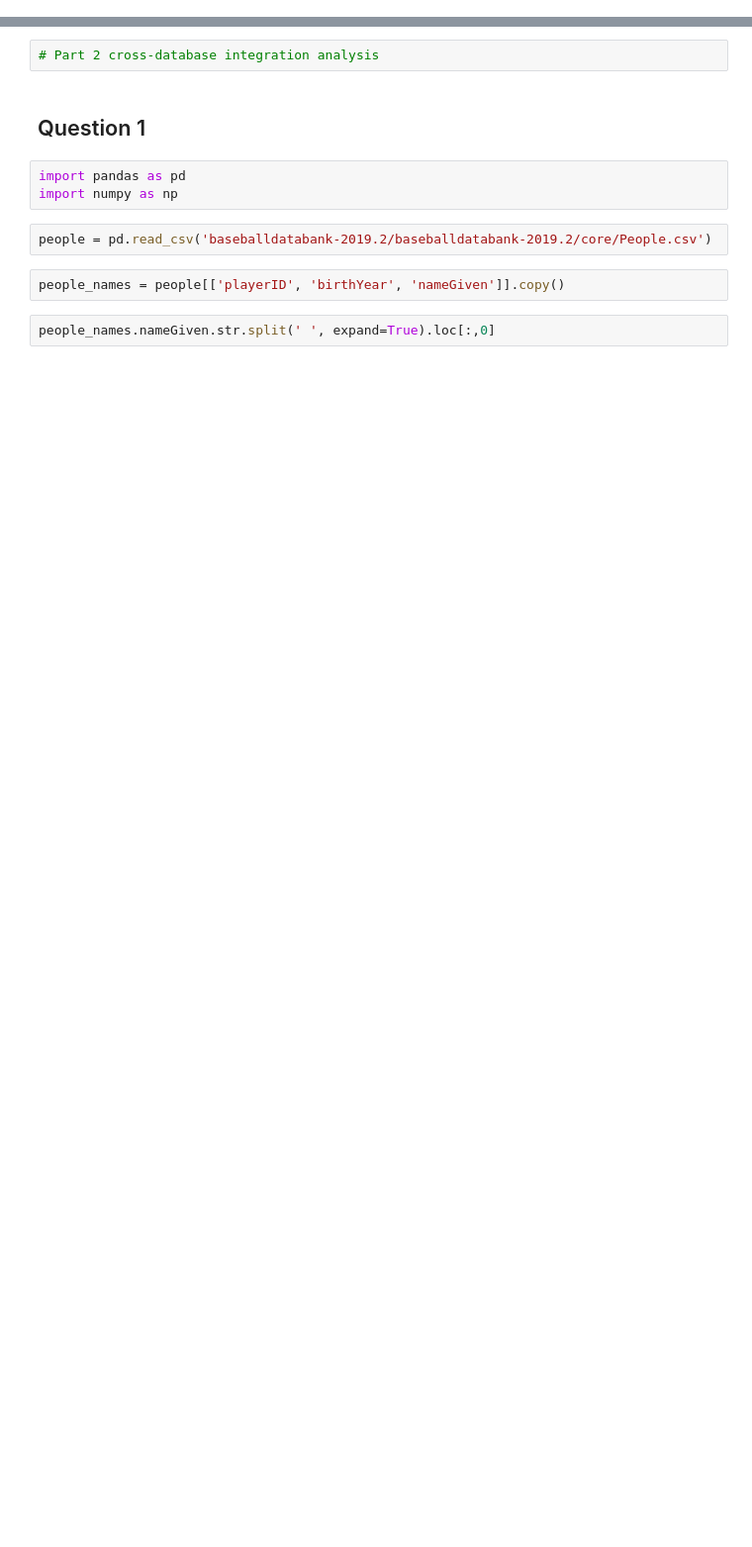
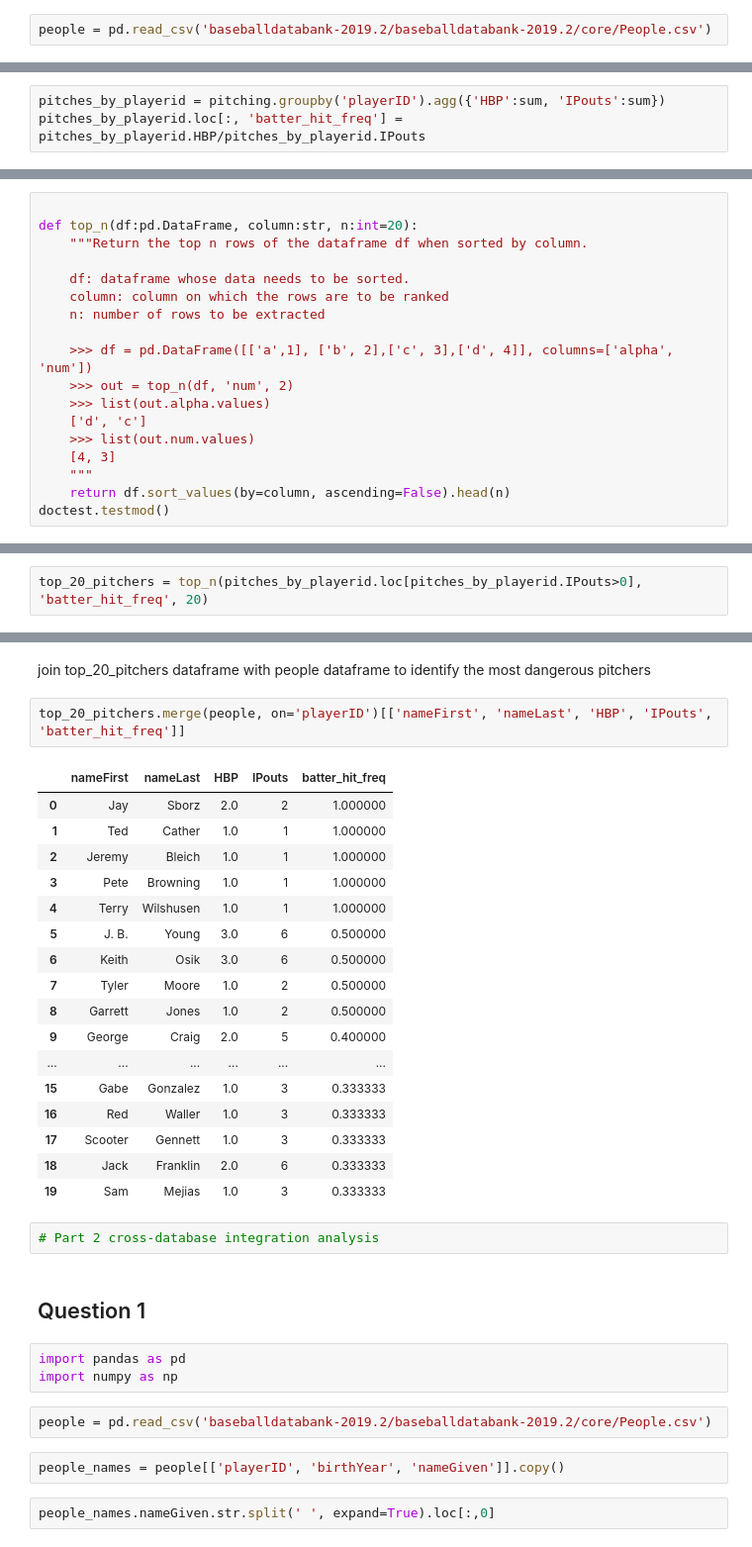
Before and after one commit to sarvaniputta/pandas_practice, a Jupyter notebook: assignment6_part2_q1.ipynb, the cells around one changed output, grey strips where cells are left out. Shown at 99% size. Drawn from its saved outputs; the diff is of its cells as text; blank space fills up the shorter version.

```diff
--- a/assignment6_part2_q1.ipynb
+++ b/assignment6_part2_q1.ipynb
@@ -0,0 +13,2 @@
+# %%
+people = pd.read_csv('baseballdatabank-2019.2/baseballdatabank-2019.2/core/People.csv')
@@ -0,0 +17,3 @@
+# %%
+pitches_by_playerid = pitching.groupby('playerID').agg({'HBP':sum, 'IPouts':sum})
+pitches_by_playerid.loc[:, 'batter_hit_freq'] = pitches_by_playerid.HBP/pitches_by_playerid.IPouts
@@ -0,0 +22,18 @@
+# %%
+
+def top_n(df:pd.DataFrame, column:str, n:int=20):
+    """Return the top n rows of the dataframe df when sorted by column.
+
+    df: dataframe whose data needs to be sorted.
+    column: column on which the rows are to be ranked
+    n: number of rows to be extracted
+
+    >>> df = pd.DataFrame([['a',1], ['b', 2],['c', 3],['d', 4]], columns=['alpha', 'num'])
+    >>> out = top_n(df, 'num', 2)
+    >>> list(out.alpha.values)
+    ['d', 'c']
+    >>> list(out.num.values)
+    [4, 3]
+    """
+    return df.sort_values(by=column, ascending=False).head(n)
+doctest.testmod()
@@ -0,0 +44,2 @@
+# %%
+top_20_pitchers = top_n(pitches_by_playerid.loc[pitches_by_playerid.IPouts>0], 'batter_hit_freq', 20)
@@ -1,3 +67,25 @@
+# %% [markdown]
+join top_20_pitchers dataframe with people dataframe to identify the most dangerous pitchers
+# %%
+top_20_pitchers.merge(people, on='playerID')[['nameFirst', 'nameLast', 'HBP', 'IPouts', 'batter_hit_freq']]
+# %% [output]
+|  | nameFirst | nameLast | HBP | IPouts | batter_hit_freq |
+| 0 | Jay | Sborz | 2.0 | 2 | 1.000000 |
+| 1 | Ted | Cather | 1.0 | 1 | 1.000000 |
+| 2 | Jeremy | Bleich | 1.0 | 1 | 1.000000 |
+| 3 | Pete | Browning | 1.0 | 1 | 1.000000 |
+| 4 | Terry | Wilshusen | 1.0 | 1 | 1.000000 |
+| 5 | J. B. | Young | 3.0 | 6 | 0.500000 |
+| 6 | Keith | Osik | 3.0 | 6 | 0.500000 |
+| 7 | Tyler | Moore | 1.0 | 2 | 0.500000 |
+| 8 | Garrett | Jones | 1.0 | 2 | 0.500000 |
+| 9 | George | Craig | 2.0 | 5 | 0.400000 |
+| ... | ... | ... | ... | ... | ... |
+| 15 | Gabe | Gonzalez | 1.0 | 3 | 0.333333 |
+| 16 | Red | Waller | 1.0 | 3 | 0.333333 |
+| 17 | Scooter | Gennett | 1.0 | 3 | 0.333333 |
+| 18 | Jack | Franklin | 2.0 | 6 | 0.333333 |
+| 19 | Sam | Mejias | 1.0 | 3 | 0.333333 |
 # %%
 # Part 2 cross-database integration analysis
 # %% [markdown]
```
Also changed, not shown: parts of 10 cells of this notebook.
